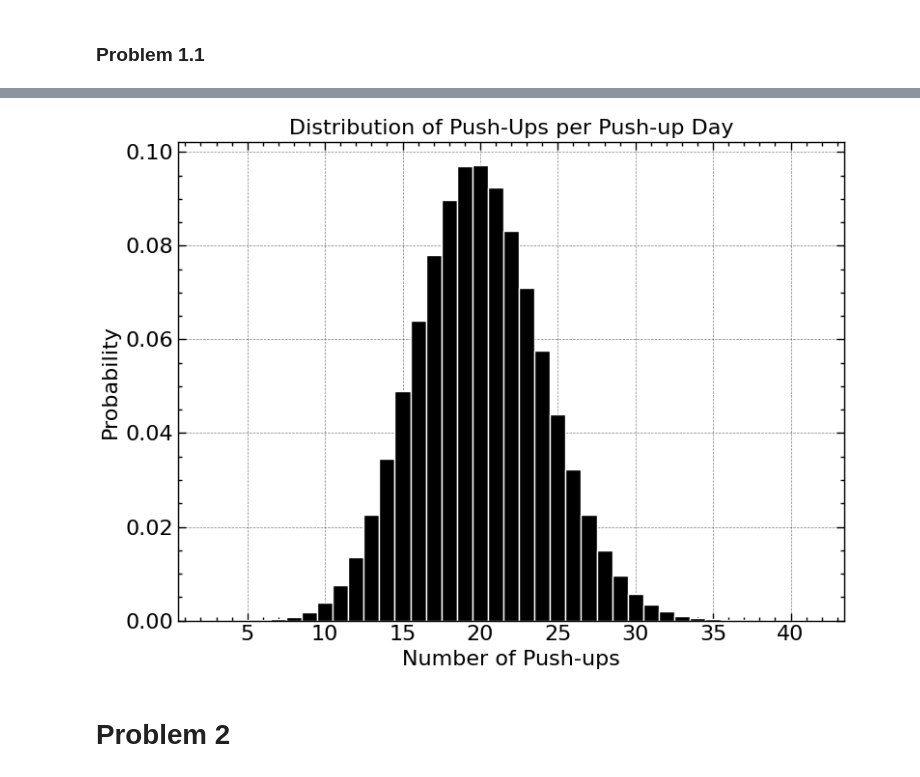
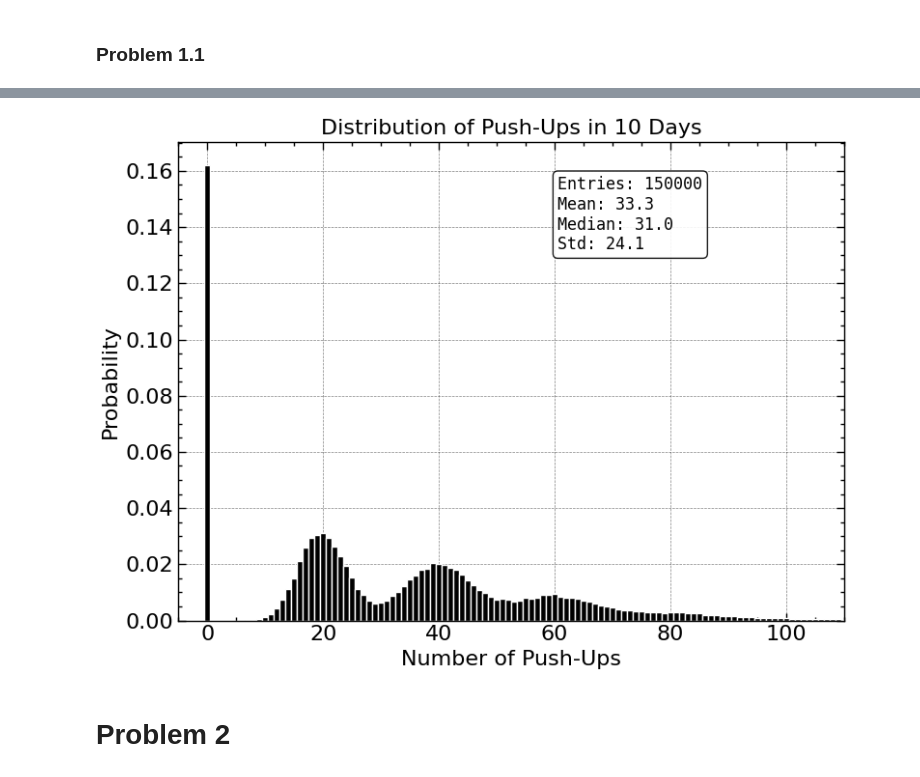
Before and after one commit to tobiassanta/AppStat2025, a Jupyter notebook: Problem Set/Problem Set.ipynb, the cells around one changed output, grey strips where cells are left out. Drawn from its saved outputs; the diff is of its cells as text; code cells hidden in the pictures.

```diff
--- a/Problem Set/Problem Set.ipynb
+++ b/Problem Set/Problem Set.ipynb
@@ -26,7 +27,7 @@ def lprint(*args,**kwargs):
 # %% [markdown]
 ### Problem 1.1
 # %%
-def simulate_pushups(num_pushup_days):
+def simulate_pushup_days(num_pushup_days):
     waiting_times = []
     pushups_per_day = []
 
@@ -47,7 +48,7 @@ def simulate_pushups(num_pushup_days):
 # %%
 #Distribution of days between push-ups
 
-waiting_times, pushups_per_day = simulate_pushups(100000)
+waiting_times, pushups_per_day = simulate_pushup_days(100000)
 
 plt.figure(figsize = (16,6))
 d_waiting_times                       =   np.diff(np.unique(waiting_times)).min()
@@ -74,5 +75,5 @@ plt.ylabel("Probability")
 plt.grid(axis = 'y', linestyle = '--', alpha = 0.5)
 
 plt.tight_layout()
-plt.savefig('Problem 1.1.png', dpi = 300)
+plt.savefig('Problem 1.1.1.png', dpi = 300)
 # %% [output]
@@ -87,0 +98,14 @@ for N in range(N_days):
+# %%
+#Simulation
+N_experiments = 150000
+totals = []
+
+for _ in range(N_experiments):
+    pushups = simulate_pushups(10)
+    totals.append(pushups.sum())
+
+totals = np.array(totals)
+
+display(Math(fr"\mu = {np.mean(totals):.2f}"))
+display(Math(fr"Median = {np.median(totals):.2f}"))
+display(Math(fr"\sigma =  {np.std(totals):.2f}"))
@@ -88,20 +116,48 @@ for N in range(N_days):
 # %%
-plt.figure(figsize = (8,6))
-d_pushups_per_day_exp                       =   np.diff(np.unique(pushups_per_day_exp)).min()
-left_of_first_bin_pushups_per_day_exp       =   pushups_per_day_exp.min() - float(d_pushups_per_day_exp)/2
-right_of_first_bin_pushups_per_day_exp      =   pushups_per_day_exp.max() + float(d_pushups_per_day_exp)/2
+plt.figure(figsize=(8,6))
+
+d_totals = np.diff(np.unique(totals)).min()
+left_of_first_bin_totals = totals.min() - d_totals/2
+right_of_first_bin_totals = totals.max() + d_totals/2
 
 plt.subplot(1,1,1)
-plt.hist(pushups_per_day_exp, bins = np.arange(left_of_first_bin_pushups_per_day_exp, right_of_first_bin_pushups_per_day_exp + d_pushups_per_day_exp, d_pushups_per_day_exp), density=True,
-         edgecolor = 'white', color = 'black')
-plt.title("Distribution of Push-Ups per Push-up Day")
-plt.xlabel("Number of Push-ups")
+plt.hist(totals, bins=np.arange(left_of_first_bin_totals, right_of_first_bin_totals + d_totals, d_totals), density=True, edgecolor='white', color='black')
+plt.xlim(-5, 110)
+plt.title("Distribution of Push-Ups in 10 Days")
+plt.xlabel("Number of Push-Ups")
 plt.ylabel("Probability")
-plt.grid(axis = 'y', linestyle = '--', alpha = 0.5)
+
+mu = np.mean(totals)
+med = np.median(totals)
+sigma = np.std(totals)
+entries = len(totals)
+
+plot_info = [
+    f"Entries: {entries}",
+    f"Mean: {mu:.1f}",
+    f"Median: {med:.1f}",
+    f"Std: {sigma:.1f}",
+]
+
+plt.text(
+    0.57, 0.93,
+    "\n".join(plot_info),
+    transform=plt.gca().transAxes,
+    fontsize=12,
+    family='monospace',
+    verticalalignment='top',
+    bbox=dict(
+        facecolor='white',
+        edgecolor='black',
+        boxstyle='round,pad=0.3',
+        alpha=0.9
+    )
+)
 
 plt.tight_layout()
+plt.savefig('Problem 1.1.2.png', dpi = 300)
 # %% [output]
-[figure, old version]
+[figure, new version]
 # %% [markdown]
 # Problem 2
 # %% [markdown]
```
Also changed, not shown: parts of 5 cells of this notebook.
